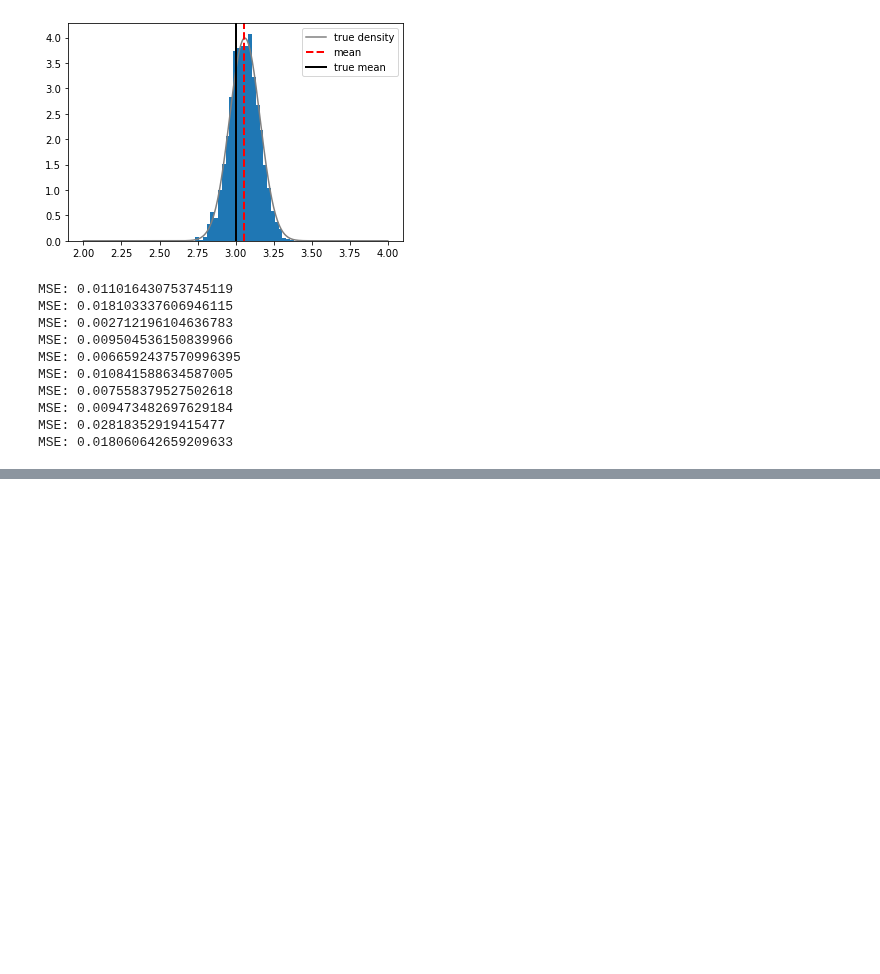
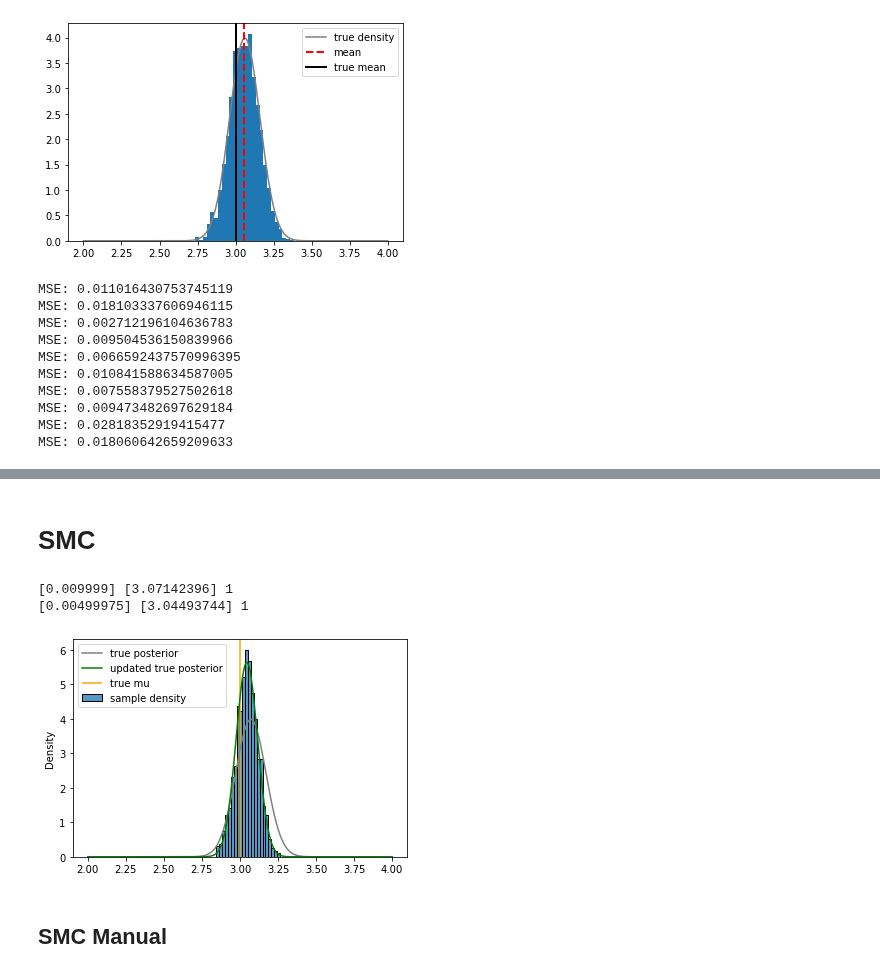
Before and after one commit to XingLLiu/u-stat-high-dim, a Jupyter notebook: example.ipynb, the cells around one changed output, grey strips where cells are left out. Drawn from its saved outputs; the diff is of its cells as text; code cells hidden in the pictures; blank space fills up the shorter version.

```diff
--- a/example.ipynb
+++ b/example.ipynb
@@ -187,0 +373,46 @@ plt.show()
+# %% [markdown]
+# SMC
+# %%
+samples = tf.reshape(samples, (-1, 1))
+y = tf.reshape(y, (1, -1))
+y_all = tf.reshape(y_all, (1, -1))
+# %%
+def posterior_den(mu, y):
+    '''True posterior density
+    '''
+    true_pos_var = (1 / sigma0**2 + y.shape[1] / sigma**2)**(-1)
+    true_pos_mean = true_pos_var * (mu0 / sigma0**2 + np.sum(y) / sigma**2)
+    return norm.pdf(mu, loc=true_pos_mean, scale=np.sqrt(true_pos_var))
+# %%
+def loglik(mu):
+    # N = len(y)
+    term1 = - 0.5 * np.log(2 * np.pi * sigma**2)
+    term2 = - 1/(2 * sigma**2) * (y_all - mu)**2
+    return term1 + tf.reduce_sum(term2, axis=1, keepdims=True)
+
+def smc(seed):
+    return tfp.experimental.mcmc.sample_sequential_monte_carlo(
+        prior_log_prob_fn=lambda x: -(x - mu0)**2 / (2 * sigma0**2),
+        likelihood_log_prob_fn=loglik,
+        current_state=samples,
+        seed=seed)[1]
+# %%
+smc_res = smc(seed=(12, 34))
+# %%
+# Histogram of samples
+smc_res_plot = tf.reshape(smc_res, -1)
+sns.histplot(smc_res_plot, stat="density", label="sample density")
+ymax = plt.ylim()[1]
+plt.vlines(mu, 0, ymax, color="orange", label="true mu")
+plt.ylim(0, ymax)
+x_plot = np.linspace(2, 4, 500)
+plt.plot(x_plot, posterior_den(x_plot, y), color="grey", label="true posterior")
+plt.plot(x_plot, posterior_den(x_plot, y_all), color="green", label="updated true posterior")
+plt.legend()
+plt.show()
+# %% [output]
+[0.009999] [3.07142396] 1
+[0.00499975] [3.04493744] 1
+[figure, added]
+# %% [markdown]
+## SMC Manual
```
Also changed, not shown: parts of 37 cells of this notebook, 8 other files.
